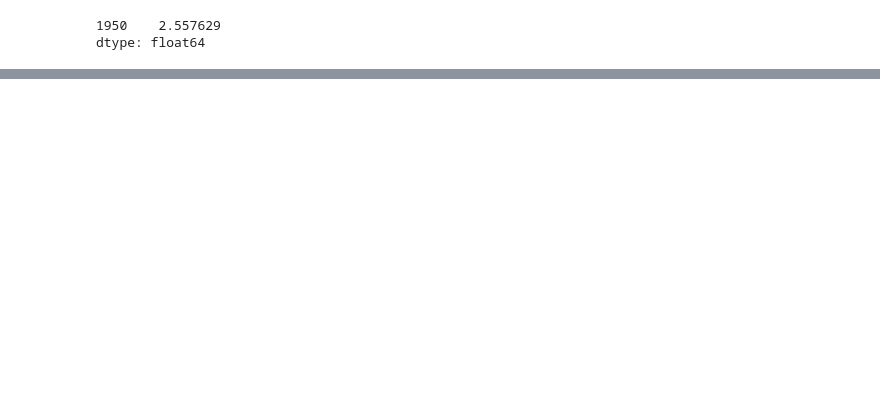
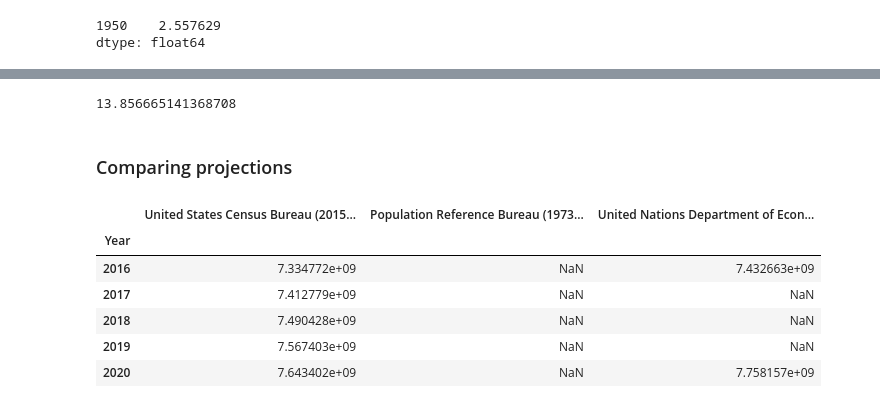
Before and after one commit to AllenDowney/ModSimPy, a Jupyter notebook: code/chap03.ipynb, the cells around one changed output, grey strips where cells are left out. Cells and saved outputs as stored; diff of their text form; code cells hidden in the pictures; blank space fills up the shorter version.

```diff
--- a/code/chap03.ipynb
+++ b/code/chap03.ipynb
@@ -219,0 +338,17 @@ plot_model(state)
+# %%
+state.model[state.t_end]
+# %% [output]
+13.856665141368708
+# %% [markdown]
+### Comparing projections
+# %%
+df3 = dfs[3]
+df3.head()
+# %% [output]
+|  | United States Census Bureau (2015... | Population Reference Bureau (1973... | United Nations Department of Econ... |
+| Year |  |  |  |
+| 2016 | 7.334772e+09 | NaN | 7.432663e+09 |
+| 2017 | 7.412779e+09 | NaN | NaN |
+| 2018 | 7.490428e+09 | NaN | NaN |
+| 2019 | 7.567403e+09 | NaN | NaN |
+| 2020 | 7.643402e+09 | NaN | 7.758157e+09 |
```
Also changed, not shown: parts of 53 cells of this notebook, 2 other files.
